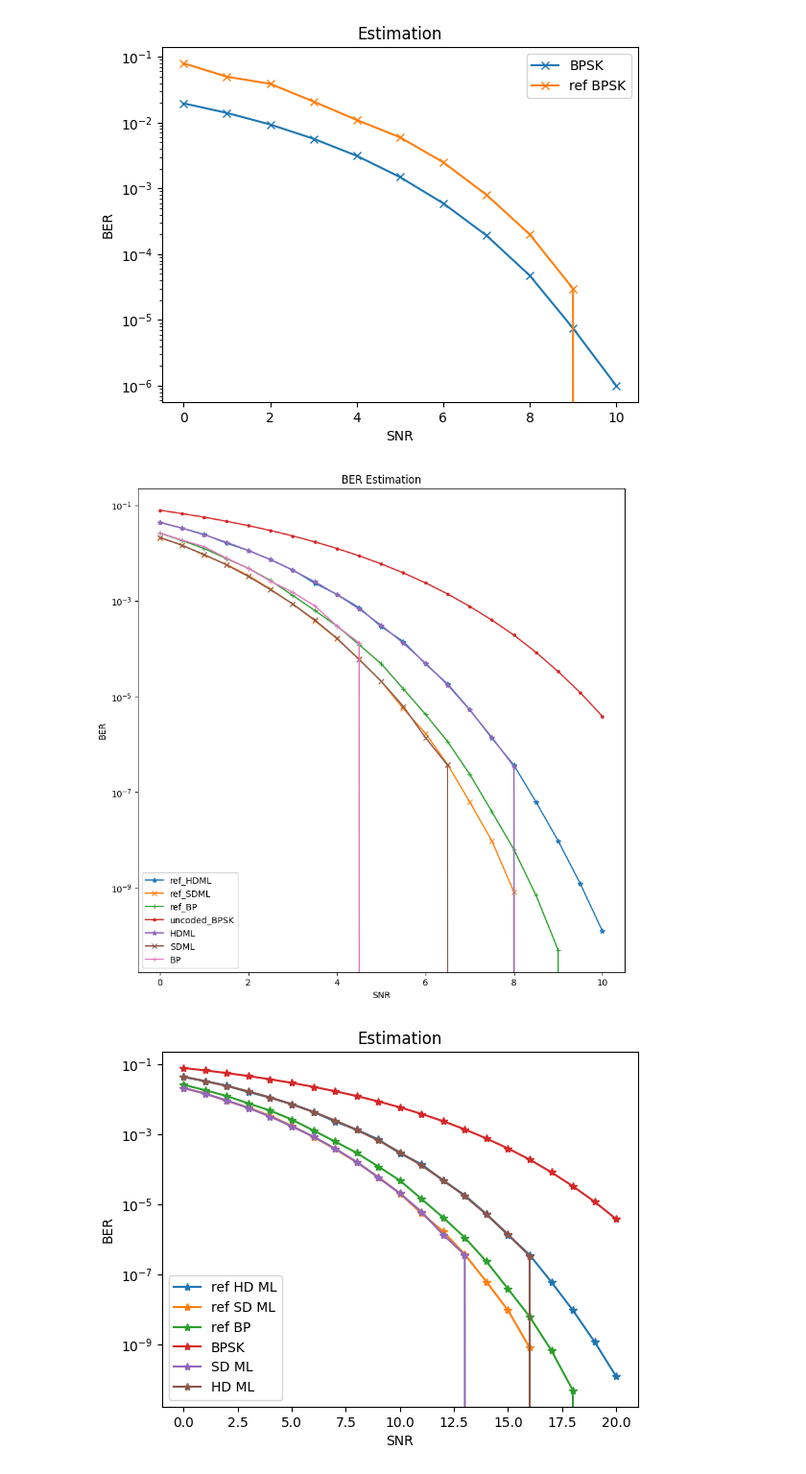
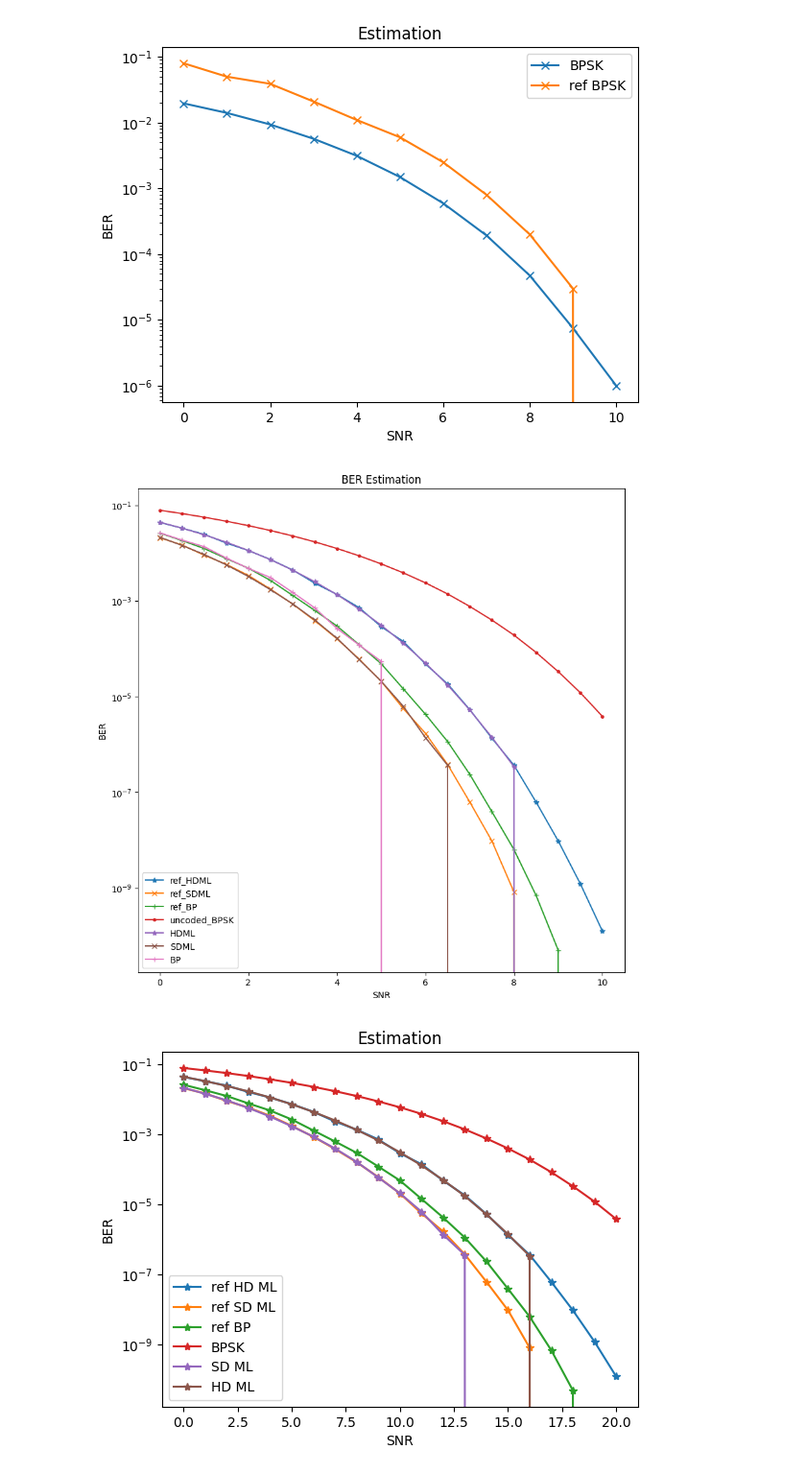
Before and after one commit to EricYuan8307/Machine-Learning-Based-Error-Correcting-Decoders, a Jupyter notebook: Knowldege Review.ipynb, the cells around one changed output. Shown at 96% size. Cells and saved outputs as stored; diff of their text form; code cells hidden in the pictures.

```diff
--- a/Knowldege Review.ipynb
+++ b/Knowldege Review.ipynb
@@ -201,36 +201,35 @@ uncoded_BPSK = [0.07864588, 0.0670532, 0.05630509, 0.046395885, 0.03750538, 0.02
 SDML = [0.021438075, 0.014477825, 0.009354125, 0.0056875, 0.003245525, 0.001715425, 0.000867975, 0.000398725,
      0.00016595, 5.9475e-05, 2.1025e-05, 6.275e-06, 1.3875e-06, 3.675e-07, 0.00000000e+00, 0.00000000e+00,
      0.00000000e+00, 0.00000000e+00, 0.00000000e+00, 0.00000000e+00, 0.00000000e+00]
 
 HDML = [0.04415109, 0.033231805, 0.0241618475, 0.0169061, 0.0113552825, 0.0072749425, 0.00440249,
      0.0025212025, 0.0013590475, 0.0006786375, 0.0003117775, 0.0001306225, 5.03725e-05, 1.759e-05,
      5.2725e-06, 1.4225e-06, 3.425e-07, 0.00000000e+00, 0.00000000e+00, 0.00000000e+00, 0.00000000e+00]
 BP = [0.0265, 0.018725, 0.013625, 0.0079, 0.0048, 0.003075, 0.0015113636363636364,
-      0.0007136363636363637, 0.0002659090909090909, 0.00012016129032258065, 0, 0,
-      0, 0, 0, 0, 0, 0, 0, 0, 0]
+      7.136363636363637e-04, 2.659090909090909e-04, 1.2016129032258065e-04, 5.470588235294117e-05, 0, 0, 0, 0, 0, 0, 0, 0, 0, 0]
 
 SNR = [0, 0.5, 1, 1.5, 2, 2.5, 3, 3.5, 4, 4.5, 5, 5.5, 6, 6.5, 7, 7.5, 8, 8.5, 9, 9.5, 10]
 
 plt.figure(figsize=(10, 10))
 plt.semilogy(SNR, ref_HDML, marker='*', label='ref_HDML')
 plt.semilogy(SNR, ref_SDML, marker='x', label='ref_SDML')
 plt.semilogy(SNR, ref_BP, marker='+', label='ref_BP')
 plt.semilogy(SNR, uncoded_BPSK, marker='.', label='uncoded_BPSK')
 plt.semilogy(SNR, HDML, marker='*', label='HDML')
 plt.semilogy(SNR, SDML, marker='x', label='SDML')
 plt.semilogy(SNR, BP, marker='+', label='BP')
 
 # plt.semilogy(SNR, BP, marker='+', label='BP')
 
 plt.xlabel('SNR')
 plt.ylabel('BER')
 plt.title('BER Estimation')
 plt.legend(['ref_HDML', 'ref_SDML','ref_BP', 'uncoded_BPSK','HDML','SDML', "BP" ], loc='lower left')
 
 # Display the Plot
 plt.show()
 # %% [output]
-[figure, old version]
+[figure, new version]
 # %%
 import numpy as np
 import matplotlib.pyplot as plt
```
